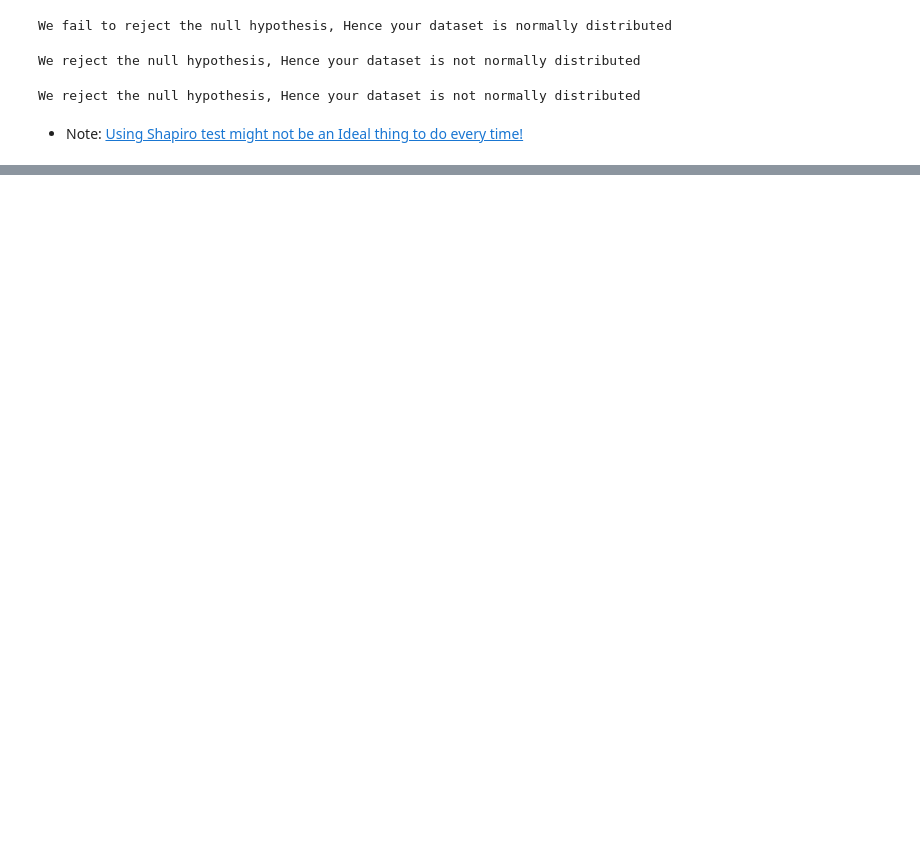
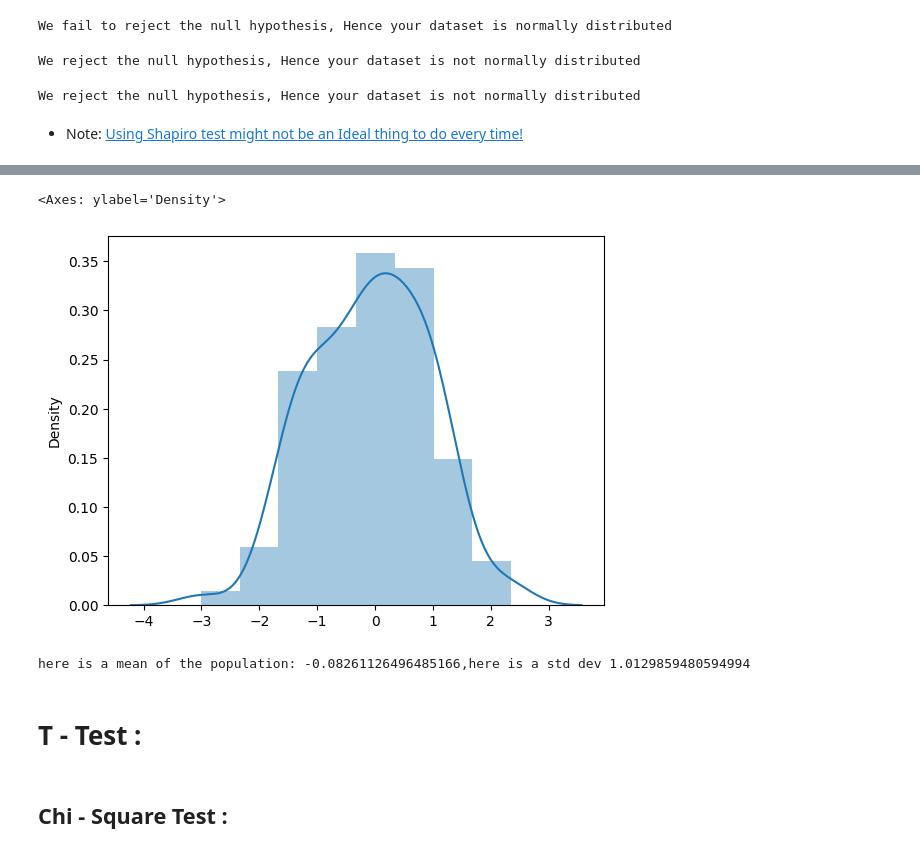
Before and after one commit to omkarpawar1430/Exploratory-Data-Analysis, a Jupyter notebook: Fundamental Concepts In EDA/EDA_Part_4.ipynb, the cells around one changed output, grey strips where cells are left out. Saved outputs shown, nothing was run; the diff lists cells and outputs as text; code cells hidden in the pictures; blank space fills up the shorter version.

```diff
--- a/Fundamental Concepts In EDA/EDA_Part_4.ipynb
+++ b/Fundamental Concepts In EDA/EDA_Part_4.ipynb
@@ -141,0 +198,4 @@ We reject the null hypothesis, Hence your dataset is not normally distributed
+# %%
+from numpy.random import randn
+population=randn(100)
+population
@@ -141,0 +223,13 @@ We reject the null hypothesis, Hence your dataset is not normally distributed
+# %%
+sns.distplot(population)
+# %% [output]
+<Axes: ylabel='Density'>
+[figure, added]
+# %%
+print(f"here is a mean of the population: {np.mean(population)},here is a std dev {np.std(population)}")
+# %% [output]
+here is a mean of the population: -0.08261126496485166,here is a std dev 1.0129859480594994
+# %% [markdown]
+# T - Test :
+# %% [markdown]
+## Chi - Square Test :
```
Also changed, not shown: parts of 15 cells of this notebook, 3 other files.
